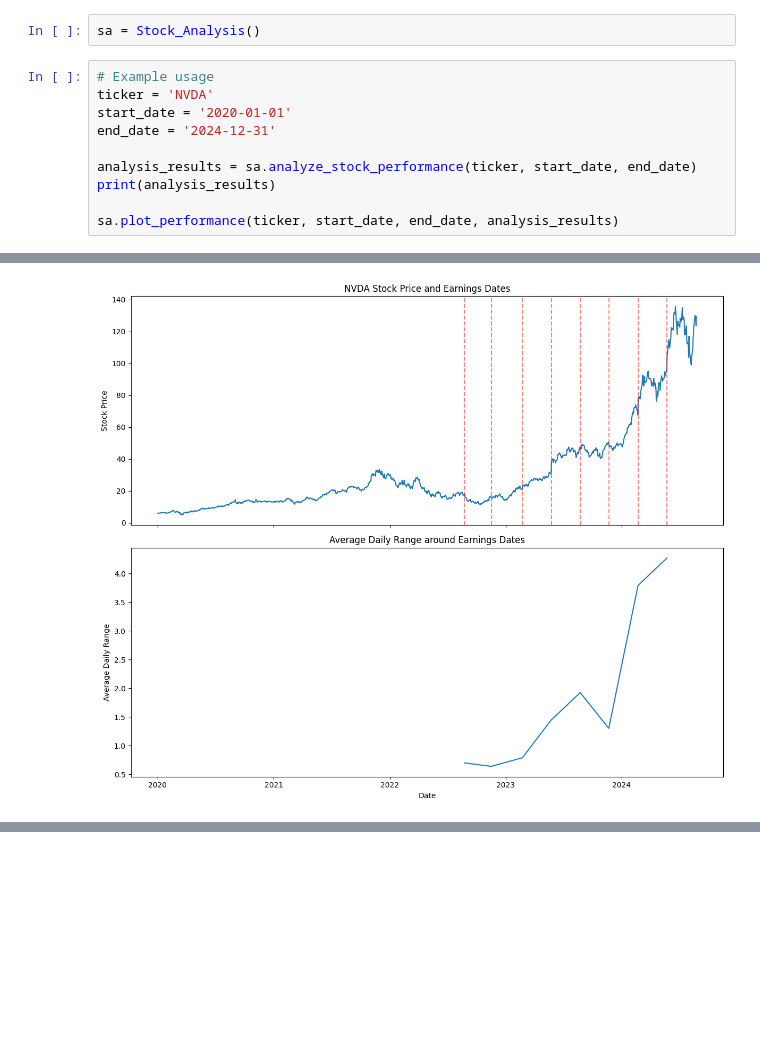
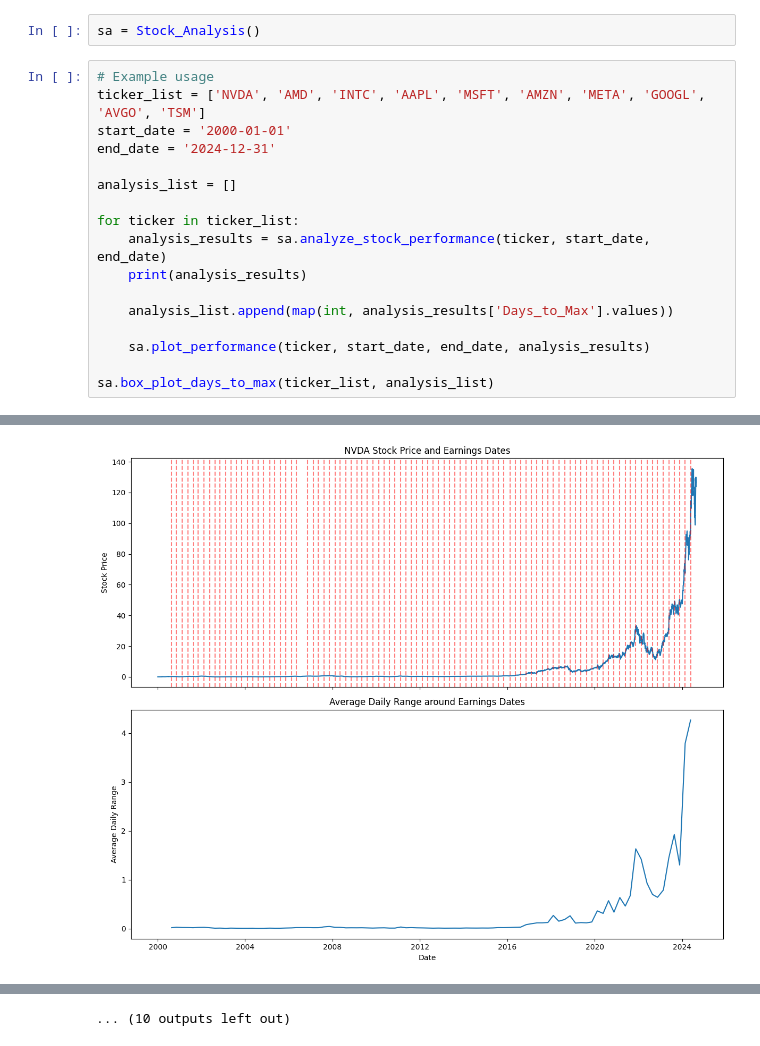
Before and after one commit to Hous-5/stock_analysis_project, a Jupyter notebook: CircleBook.ipynb, the cells around one changed output, grey strips where cells are left out. Cells and saved outputs as stored; diff of their text form; blank space fills up the shorter version.

Commit message:
Creating initial stock analysis project repo

```diff
--- a/CircleBook.ipynb
+++ b/CircleBook.ipynb
@@ -8,14 +8,21 @@ from stock_analysis import Stock_Analysis
 sa = Stock_Analysis()
 # %%
 # Example usage
-ticker = 'NVDA'
-start_date = '2020-01-01'
+ticker_list = ['NVDA', 'AMD', 'INTC', 'AAPL', 'MSFT', 'AMZN', 'META', 'GOOGL', 'AVGO', 'TSM']
+start_date = '2000-01-01'
 end_date = '2024-12-31'
 
-analysis_results = sa.analyze_stock_performance(ticker, start_date, end_date)
-print(analysis_results)
+analysis_list = []
 
-sa.plot_performance(ticker, start_date, end_date, analysis_results)
+for ticker in ticker_list:
+    analysis_results = sa.analyze_stock_performance(ticker, start_date, end_date)
+    print(analysis_results)
+
+    analysis_list.append(map(int, analysis_results['Days_to_Max'].values))
+
+    sa.plot_performance(ticker, start_date, end_date, analysis_results)
+
+sa.box_plot_days_to_max(ticker_list, analysis_list)
 # %% [output]
 Warning: Earnings date 2024-11-19 16:00:00 not found in stock_data.
 Warning: Earnings date 2024-08-28 16:00:00 not found in stock_data.
@@ -31 +43 @@ Warning: Earnings date 2024-08-28 16:00:00 not found in stock_data.
-[figure, old version]
+[figure, new version]
@@ -31,0 +124 @@ Warning: Earnings date 2024-08-28 16:00:00 not found in stock_data.
+... (10 outputs left out)
```
Also changed, not shown: parts of 1 cell of this notebook, 1 other file.
